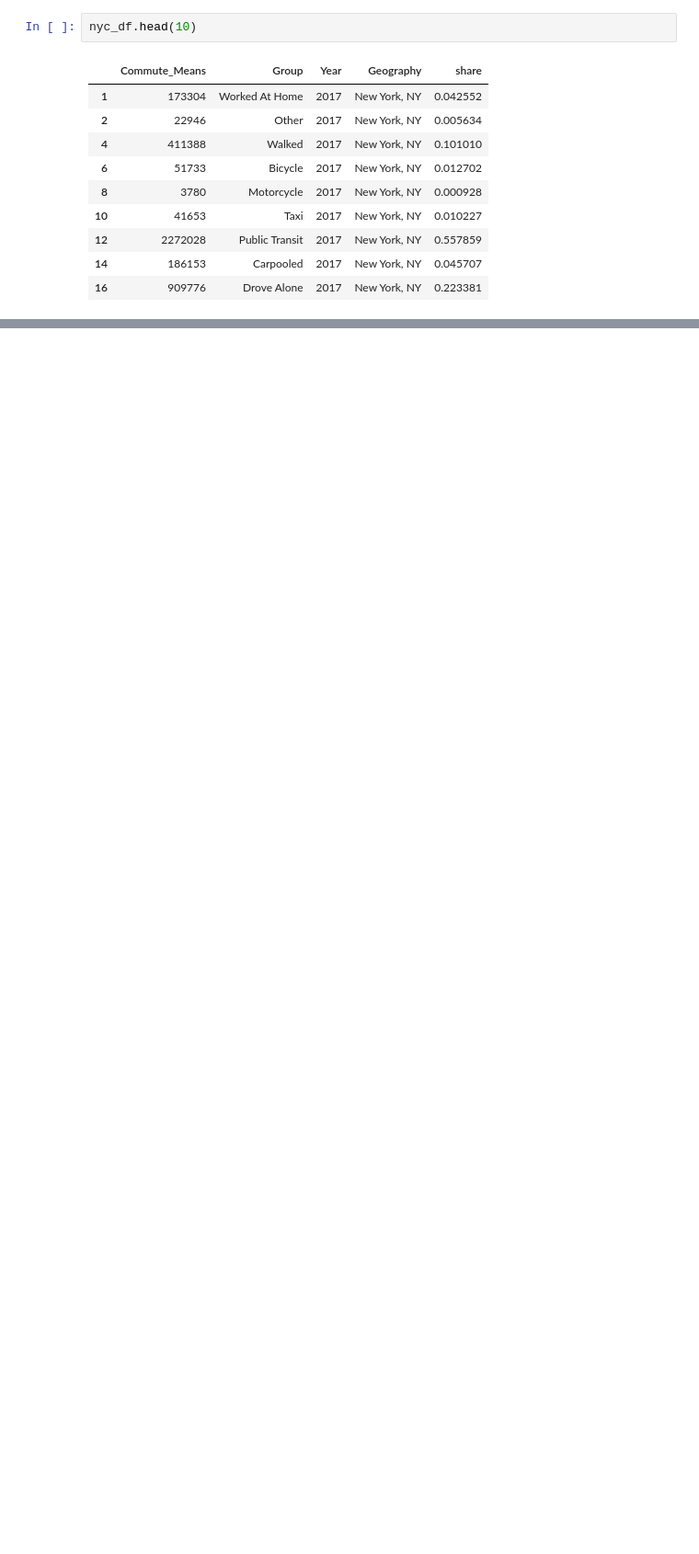
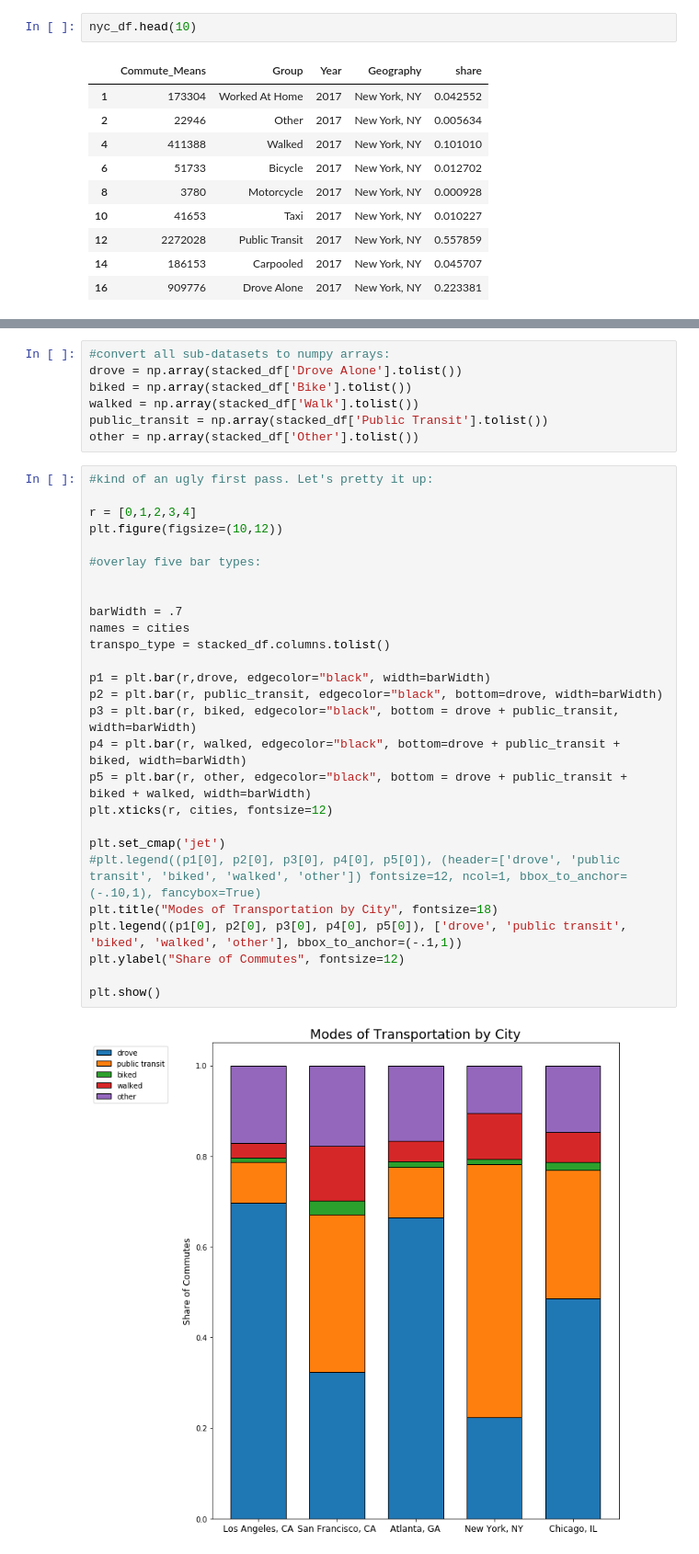
Before and after one commit to moralwintertiger/Traffic_Safety, a Jupyter notebook: DATA USA API.ipynb, the cells around one changed output, grey strips where cells are left out. Shown: that part at 92% size. Drawn from its saved outputs; the diff is of its cells as text; blank space fills up the shorter version.

```diff
--- a/DATA USA API.ipynb
+++ b/DATA USA API.ipynb
@@ -340,0 +371,36 @@ nyc_df.head(10)
+# %%
+#convert all sub-datasets to numpy arrays:
+drove = np.array(stacked_df['Drove Alone'].tolist())
+biked = np.array(stacked_df['Bike'].tolist())
+walked = np.array(stacked_df['Walk'].tolist())
+public_transit = np.array(stacked_df['Public Transit'].tolist())
+other = np.array(stacked_df['Other'].tolist())
+# %%
+#kind of an ugly first pass. Let's pretty it up:
+
+r = [0,1,2,3,4]
+plt.figure(figsize=(10,12))
+
+#overlay five bar types:
+
+
+barWidth = .7
+names = cities
+transpo_type = stacked_df.columns.tolist()
+
+p1 = plt.bar(r,drove, edgecolor="black", width=barWidth)
+p2 = plt.bar(r, public_transit, edgecolor="black", bottom=drove, width=barWidth)
+p3 = plt.bar(r, biked, edgecolor="black", bottom = drove + public_transit, width=barWidth)
+p4 = plt.bar(r, walked, edgecolor="black", bottom=drove + public_transit + biked, width=barWidth)
+p5 = plt.bar(r, other, edgecolor="black", bottom = drove + public_transit + biked + walked, width=barWidth)
+plt.xticks(r, cities, fontsize=12)
+
+plt.set_cmap('jet')
+#plt.legend((p1[0], p2[0], p3[0], p4[0], p5[0]), (header=['drove', 'public transit', 'biked', 'walked', 'other']) fontsize=12, ncol=1, bbox_to_anchor=(-.10,1), fancybox=True)
+plt.title("Modes of Transportation by City", fontsize=18)
+plt.legend((p1[0], p2[0], p3[0], p4[0], p5[0]), ['drove', 'public transit', 'biked', 'walked', 'other'], bbox_to_anchor=(-.1,1))
+plt.ylabel("Share of Commutes", fontsize=12)
+
+plt.show()
+# %% [output]
+[figure, added]
```
Also changed, not shown: parts of 12 cells of this notebook.
